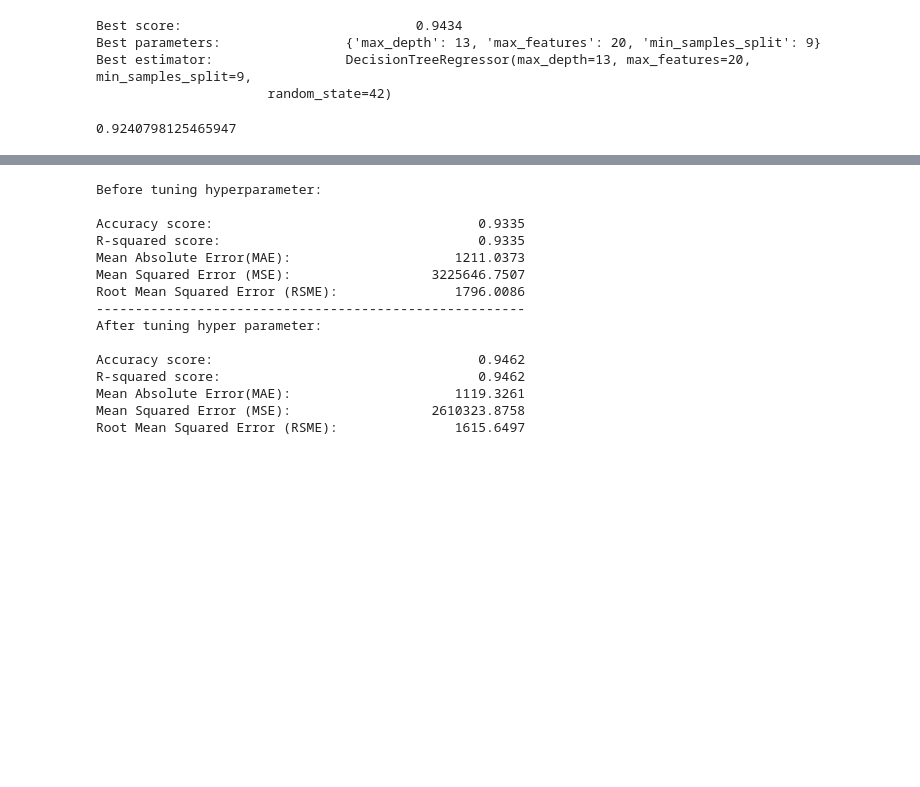
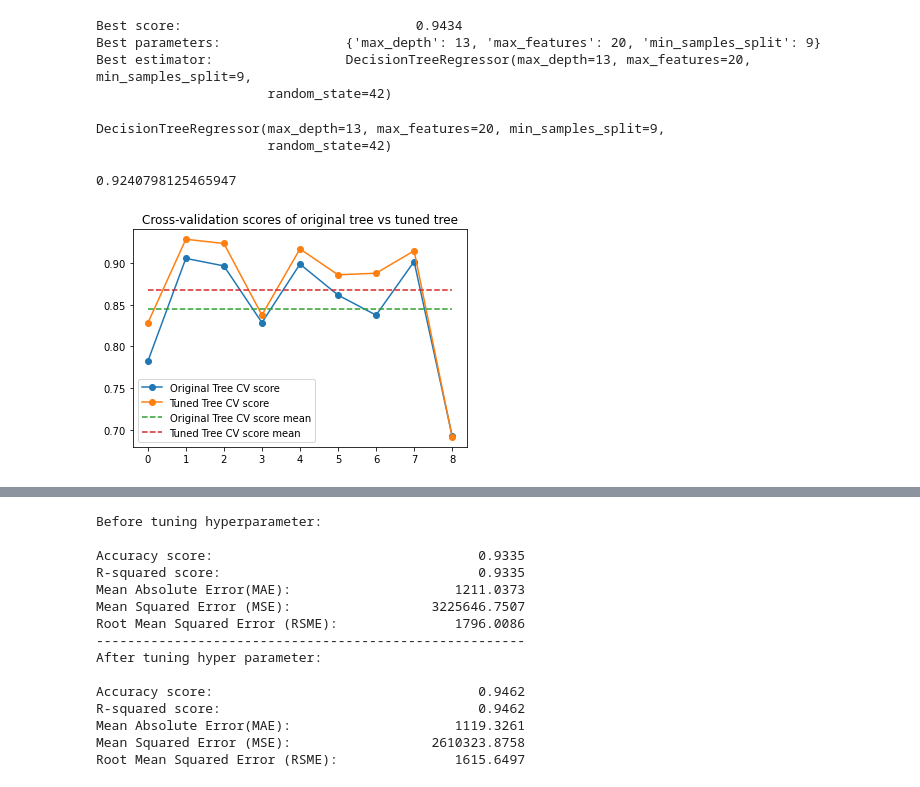
Before and after one commit to kai2128/DM_Assignment, a Jupyter notebook: algorithm/DecisonTree.ipynb, the cells around one changed output, grey strips where cells are left out. Drawn from its saved outputs; the diff is of its cells as text; code cells hidden in the pictures; blank space fills up the shorter version.

```diff
--- a/algorithm/DecisonTree.ipynb
+++ b/algorithm/DecisonTree.ipynb
@@ -58,7 +63,34 @@ Best score:                              0.9434
 Best parameters:                {'max_depth': 13, 'max_features': 20, 'min_samples_split': 9}
 Best estimator:                 DecisionTreeRegressor(max_depth=13, max_features=20, min_samples_split=9,
                       random_state=42)
+# %%
+tuned_tree = DecisionTreeRegressor(max_depth=13,
+                                   max_features=20,
+                                   min_samples_split=9,
+                                   random_state=42)
+tuned_tree.fit(X_train, y_train)
+# %% [output]
+DecisionTreeRegressor(max_depth=13, max_features=20, min_samples_split=9,
+                      random_state=42)
 # %%
 cross_val_score(dt_rgs, X_train, y_train, cv=5).mean()
 # %% [output]
 0.9240798125465947
+# %%
+tuned_tree_cv = cross_val_score(tuned_tree, X, y, cv=9)
+dt_rgs_cv = cross_val_score(dt_rgs, X, y, cv=9)
+# %%
+cv_df = pd.DataFrame({'Original Tree CV score': dt_rgs_cv, 'Tuned Tree CV score': tuned_tree_cv})
+
+plt.figure()
+plt.title('Cross-validation scores of original tree vs tuned tree')
+plt.plot(cv_df['Original Tree CV score'], label='Original Tree CV score', marker='o')
+plt.plot(cv_df['Tuned Tree CV score'], label='Tuned Tree CV score', marker='o')
+# mean
+plt.plot([cv_df['Original Tree CV score'].mean()] * len(cv_df), label='Original Tree CV score mean', linestyle='--')
+plt.plot([cv_df['Tuned Tree CV score'].mean()] * len(cv_df),
+         label='Tuned Tree CV score mean', linestyle='--')
+plt.legend()
+plt.show()
+# %% [output]
+[figure, added]
```
Also changed, not shown: parts of 3 cells of this notebook, 1 other file.
